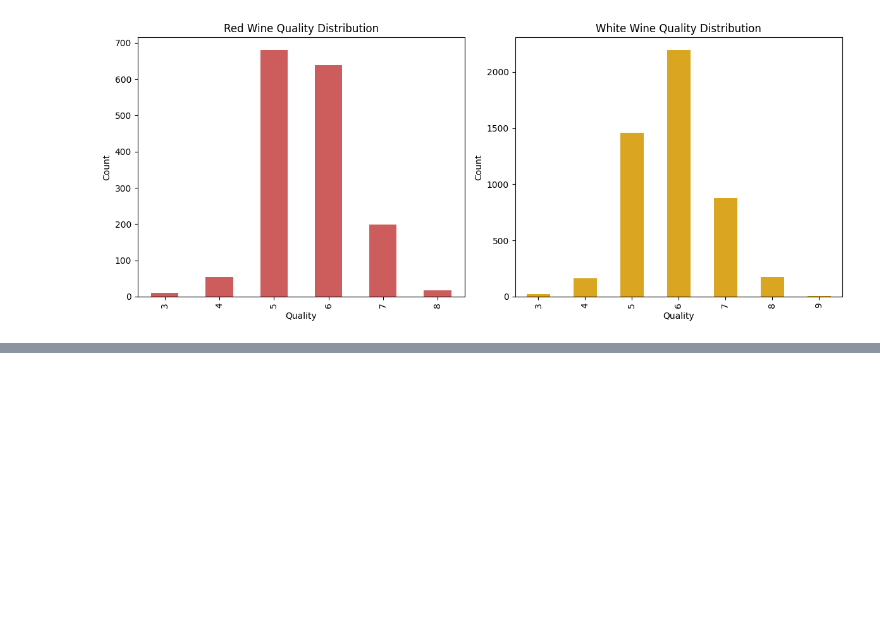
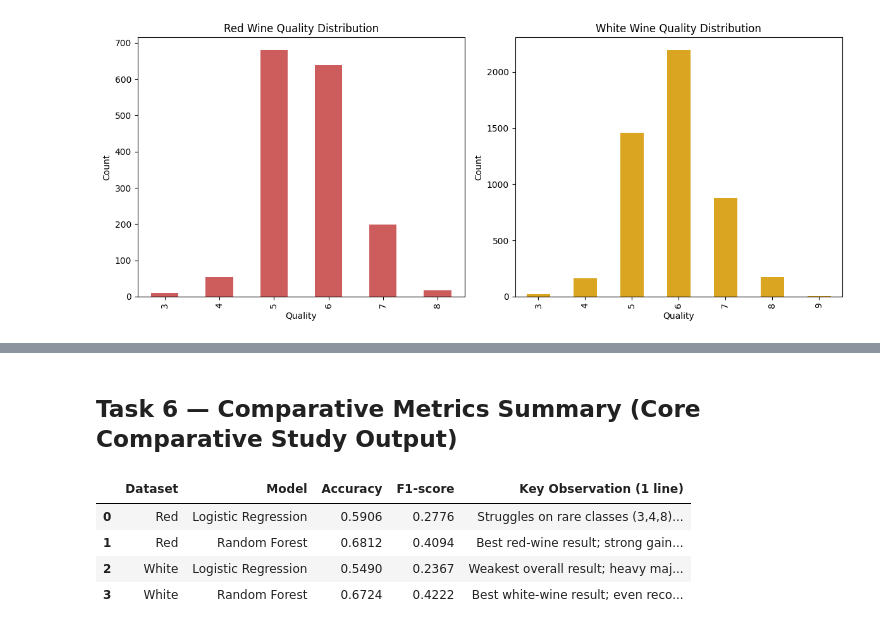
Before and after one commit to manidixit16/aimlassignment, a Jupyter notebook: Wine_Quality_Comparative_Study_Mani_PGDSAI3.ipynb, the cells around one changed output, grey strips where cells are left out. Cells and saved outputs as stored; diff of their text form; code cells hidden in the pictures; blank space fills up the shorter version.

```diff
--- a/Wine_Quality_Comparative_Study_Mani_PGDSAI3.ipynb
+++ b/Wine_Quality_Comparative_Study_Mani_PGDSAI3.ipynb
@@ -131,0 +244,21 @@ White - train: (3918, 11) test: (980, 11)
+# %%
+def train_logreg(X_train, X_test, y_train, y_test, name):
+    pipe = Pipeline([
+        ('scaler', StandardScaler()),
+        ('clf', LogisticRegression(max_iter=5000))
+    ])
+    pipe.fit(X_train, y_train)
+    pred = pipe.predict(X_test)
+    acc = accuracy_score(y_test, pred)
+    f1 = f1_score(y_test, pred, average='macro')  # macro F1-score used consistently throughout
+
+    print(f"=== {name} — Logistic Regression ===")
+    print(f"Accuracy: {acc:.4f}  |  Macro F1-score: {f1:.4f}")
+    print("Confusion Matrix:")
+    print(confusion_matrix(y_test, pred))
+    print("Classification Report:")
+    print(classification_report(y_test, pred, zero_division=0))
+
+    return {'accuracy': acc, 'f1_macro': f1, 'pred': pred, 'cm': confusion_matrix(y_test, pred)}
+
+red_lr = train_logreg(Xr_train, Xr_test, yr_train, yr_test, "Red Wine")
@@ -131,0 +283,2 @@ White - train: (3918, 11) test: (980, 11)
+# %%
+white_lr = train_logreg(Xw_train, Xw_test, yw_train, yw_test, "White Wine")
@@ -192,5 +351,5 @@ Accuracy: 0.5906  |  Macro F1: 0.2776
    macro avg       0.44      0.39      0.41       320
 weighted avg       0.66      0.68      0.67       320
 # %%
-white_results = train_and_evaluate(Xw_train, Xw_test, yw_train, yw_test, "White Wine")
+white_rf = train_rf(Xw_train, Xw_test, yw_train, yw_test, "White Wine")
 # %% [output]
@@ -247,0 +385,22 @@ plt.show()
+# %% [markdown]
+## Task 6 — Comparative Metrics Summary (Core Comparative Study Output)
+# %%
+summary = pd.DataFrame([
+    {'Dataset': 'Red',   'Model': 'Logistic Regression', 'Accuracy': red_lr['accuracy'],  'F1-score': red_lr['f1_macro'],
+     'Key Observation (1 line)': 'Struggles on rare classes (3,4,8) — 0.00 recall on all of them.'},
+    {'Dataset': 'Red',   'Model': 'Random Forest',        'Accuracy': red_rf['accuracy'],  'F1-score': red_rf['f1_macro'],
+     'Key Observation (1 line)': 'Best red-wine result; strong gain in macro F1 over Logistic Regression.'},
+    {'Dataset': 'White', 'Model': 'Logistic Regression', 'Accuracy': white_lr['accuracy'],'F1-score': white_lr['f1_macro'],
+     'Key Observation (1 line)': 'Weakest overall result; heavy majority-class bias toward 5/6.'},
+    {'Dataset': 'White', 'Model': 'Random Forest',        'Accuracy': white_rf['accuracy'],'F1-score': white_rf['f1_macro'],
+     'Key Observation (1 line)': 'Best white-wine result; even recovers some recall on class 8.'},
+])
+summary['Accuracy'] = summary['Accuracy'].round(4)
+summary['F1-score'] = summary['F1-score'].round(4)
+summary
+# %% [output]
+|  | Dataset | Model | Accuracy | F1-score | Key Observation (1 line) |
+| 0 | Red | Logistic Regression | 0.5906 | 0.2776 | Struggles on rare classes (3,4,8)... |
+| 1 | Red | Random Forest | 0.6812 | 0.4094 | Best red-wine result; strong gain... |
+| 2 | White | Logistic Regression | 0.5490 | 0.2367 | Weakest overall result; heavy maj... |
+| 3 | White | Random Forest | 0.6724 | 0.4222 | Best white-wine result; even reco... |
```
Also changed, not shown: parts of 39 cells of this notebook, 1 other file.
